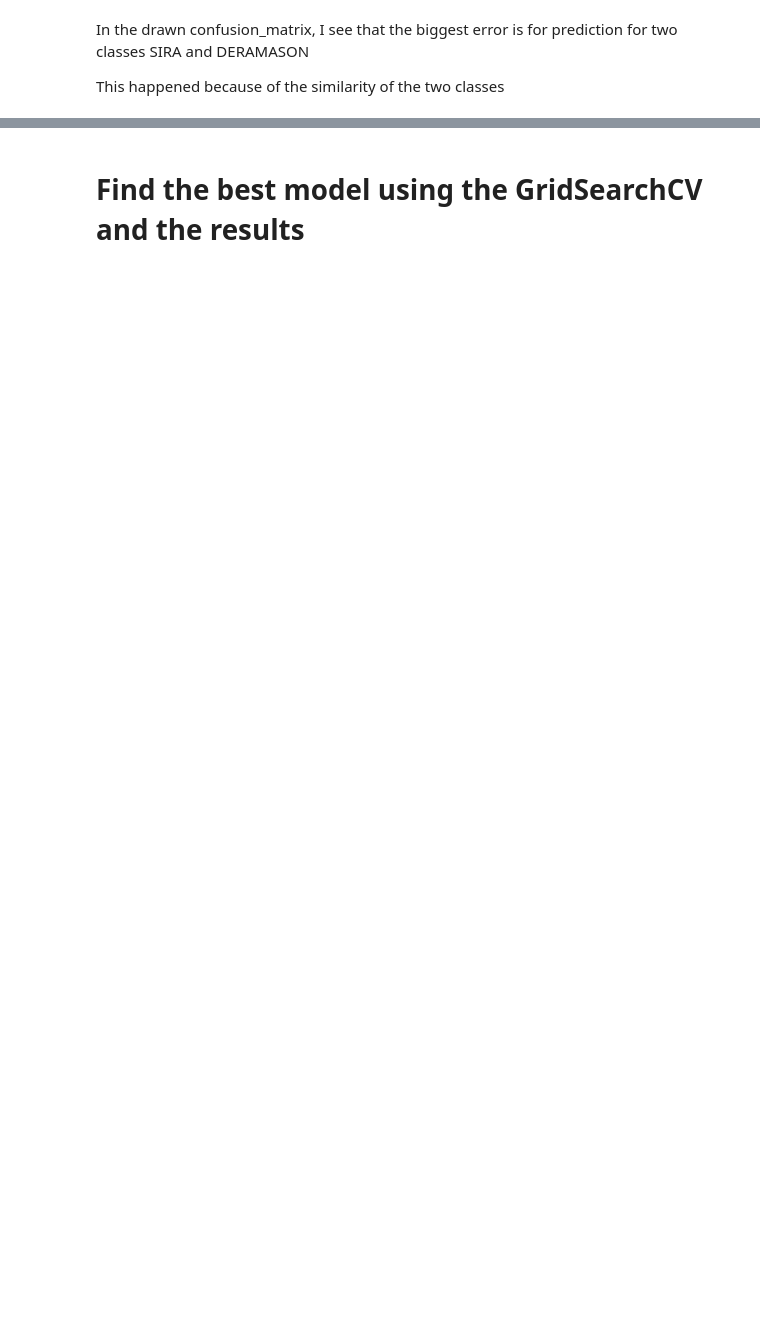
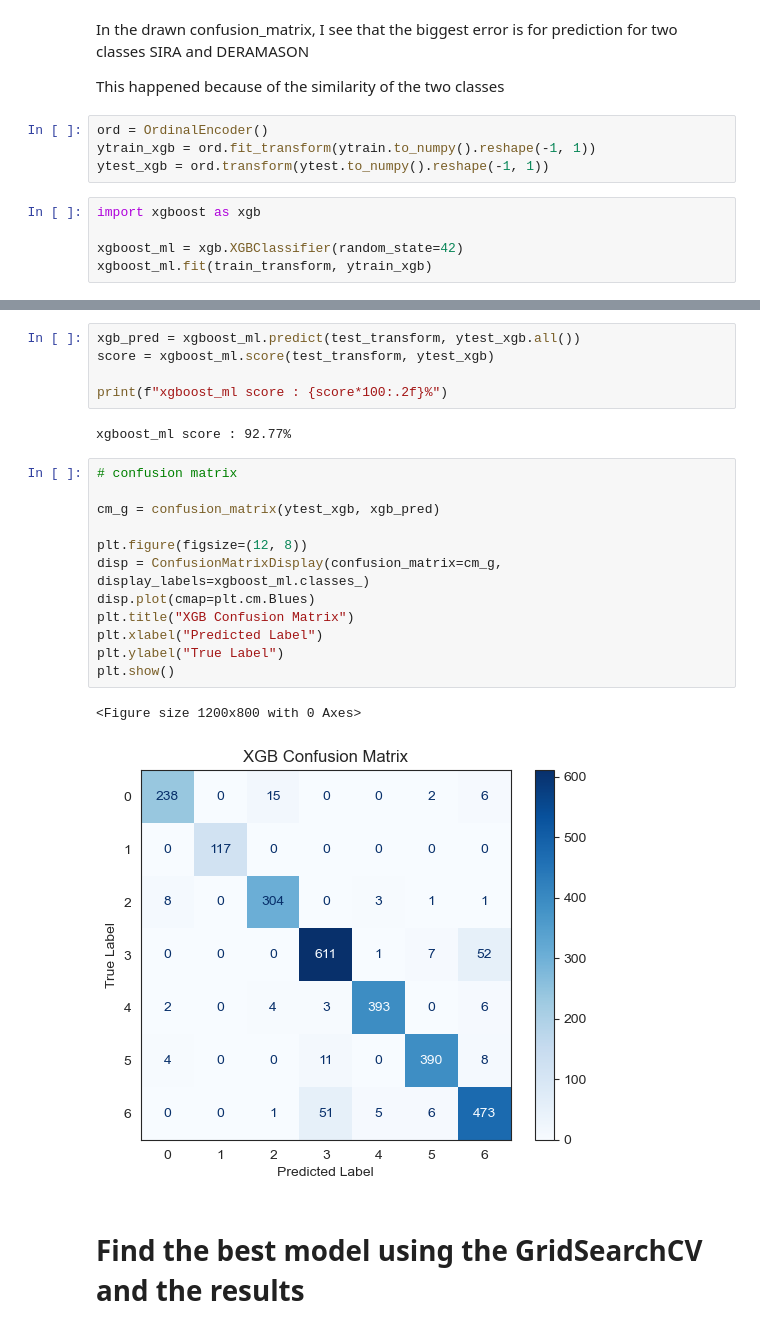
Before and after one commit to soheil-asgari/Dry-Bean-ML, a Jupyter notebook: main.ipynb, the cells around one changed output, grey strips where cells are left out. Cells and saved outputs as stored; diff of their text form; blank space fills up the shorter version.

```diff
--- a/main.ipynb
+++ b/main.ipynb
@@ -569,3 +513,12 @@ plt.show()
 In the drawn confusion_matrix, I see that the biggest error is for prediction for two classes SIRA and DERAMASON
 
 This happened because of the similarity of the two classes
+# %%
+ord = OrdinalEncoder()
+ytrain_xgb = ord.fit_transform(ytrain.to_numpy().reshape(-1, 1))
+ytest_xgb = ord.transform(ytest.to_numpy().reshape(-1, 1))
+# %%
+import xgboost as xgb
+
+xgboost_ml = xgb.XGBClassifier(random_state=42)
+xgboost_ml.fit(train_transform, ytrain_xgb)
@@ -572,3 +537,25 @@ This happened because of the similarity of the two classes
+# %%
+xgb_pred = xgboost_ml.predict(test_transform, ytest_xgb.all())
+score = xgboost_ml.score(test_transform, ytest_xgb)
+
+print(f"xgboost_ml score : {score*100:.2f}%")
+# %% [output]
+xgboost_ml score : 92.77%
+# %%
+# confusion matrix
+
+cm_g = confusion_matrix(ytest_xgb, xgb_pred)
+
+plt.figure(figsize=(12, 8))
+disp = ConfusionMatrixDisplay(confusion_matrix=cm_g, display_labels=xgboost_ml.classes_)
+disp.plot(cmap=plt.cm.Blues)
+plt.title("XGB Confusion Matrix")
+plt.xlabel("Predicted Label")
+plt.ylabel("True Label")
+plt.show()
+# %% [output]
+<Figure size 1200x800 with 0 Axes>
+[figure, added]
 # %% [markdown]
 # Find the best model using the GridSearchCV and the results
 # %%
```
Also changed, not shown: parts of 26 cells of this notebook.
